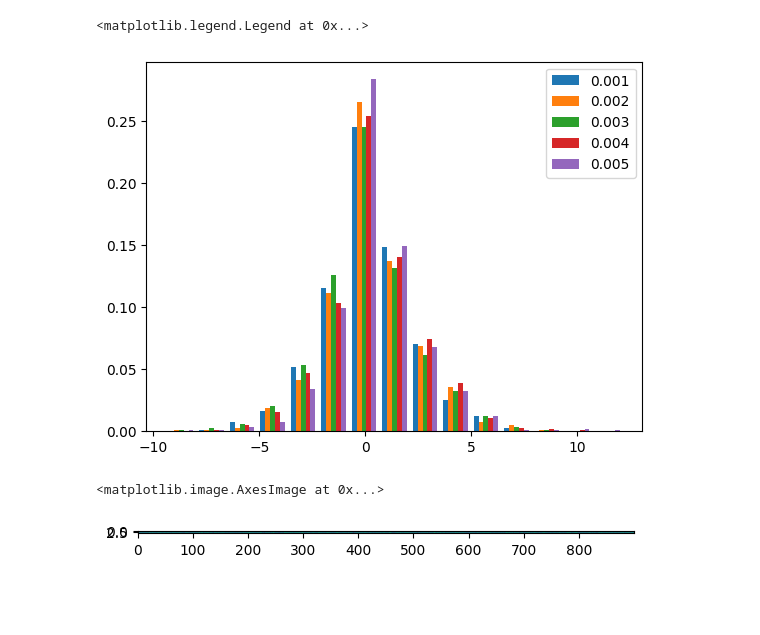
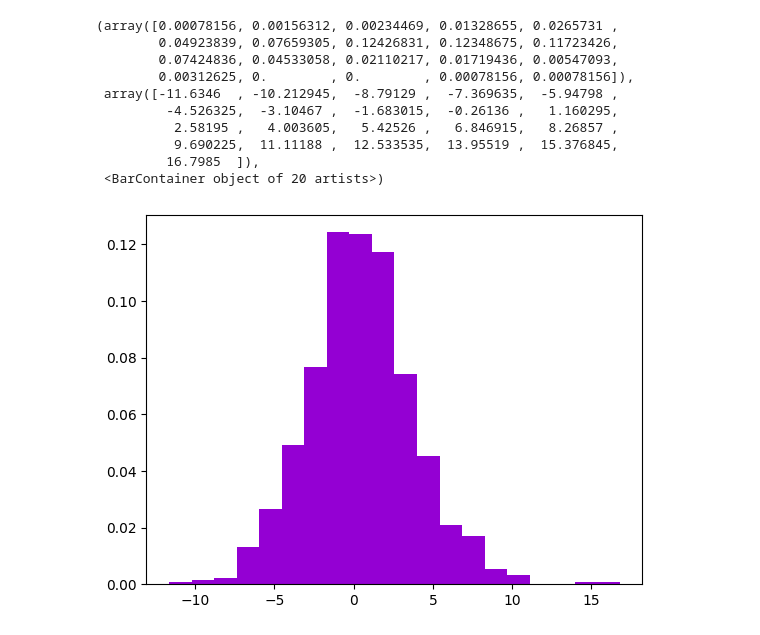
Before and after one commit to Ata-gith/Ata-gith, a Jupyter notebook: dispanalyze.ipynb, the cells around one changed output. Drawn from its saved outputs; the diff is of its cells as text; code cells hidden in the pictures; blank space fills up the shorter version.

```diff
--- a/dispanalyze.ipynb
+++ b/dispanalyze.ipynb
@@ -60,7 +61,7 @@ print(sims_data[0][0])
 # %%
-x2_001_disps = sims_data[0][1000]
-x2_002_disps = sims_data[1][1000]
-x2_003_disps = sims_data[2][1000]
-x2_004_disps = sims_data[3][1000]
-x2_005_disps = sims_data[4][1000]
+x2_001_disps = sims_data[0][9000]
+x2_002_disps = sims_data[1][9000]
+x2_003_disps = sims_data[2][9000]
+x2_004_disps = sims_data[3][9000]
+x2_005_disps = sims_data[4][9000]
 # %%
@@ -95,13 +227,16 @@ lbl = ["0.001","0.002","0.003","0.004","0.005"]
 # %%
 data_array = np.array(ledat)
 # %%
-out = plt.hist(ledat,bins=15,density=True,stacked=False,label=lbl)
-plt.legend()
+plt.hist(ledat[0],bins=20,density=True,stacked=False,label=lbl,color="darkviolet")
 # %% [output]
-<matplotlib.legend.Legend at 0x...>
+(array([0.00078156, 0.00156312, 0.00234469, 0.01328655, 0.0265731 ,
+        0.04923839, 0.07659305, 0.12426831, 0.12348675, 0.11723426,
+        0.07424836, 0.04533058, 0.02110217, 0.01719436, 0.00547093,
+        0.00312625, 0.        , 0.        , 0.00078156, 0.00078156]),
+ array([-11.6346  , -10.212945,  -8.79129 ,  -7.369635,  -5.94798 ,
+         -4.526325,  -3.10467 ,  -1.683015,  -0.26136 ,   1.160295,
+          2.58195 ,   4.003605,   5.42526 ,   6.846915,   8.26857 ,
+          9.690225,  11.11188 ,  12.533535,  13.95519 ,  15.376845,
+         16.7985  ]),
+ <BarContainer object of 20 artists>)
-[figure, old version]
+[figure, new version]
-# %%
-plt.imshow(ledat)
-# %% [output]
-<matplotlib.image.AxesImage at 0x...>
-[figure, removed]
```
Also changed, not shown: parts of 23 cells of this notebook.
